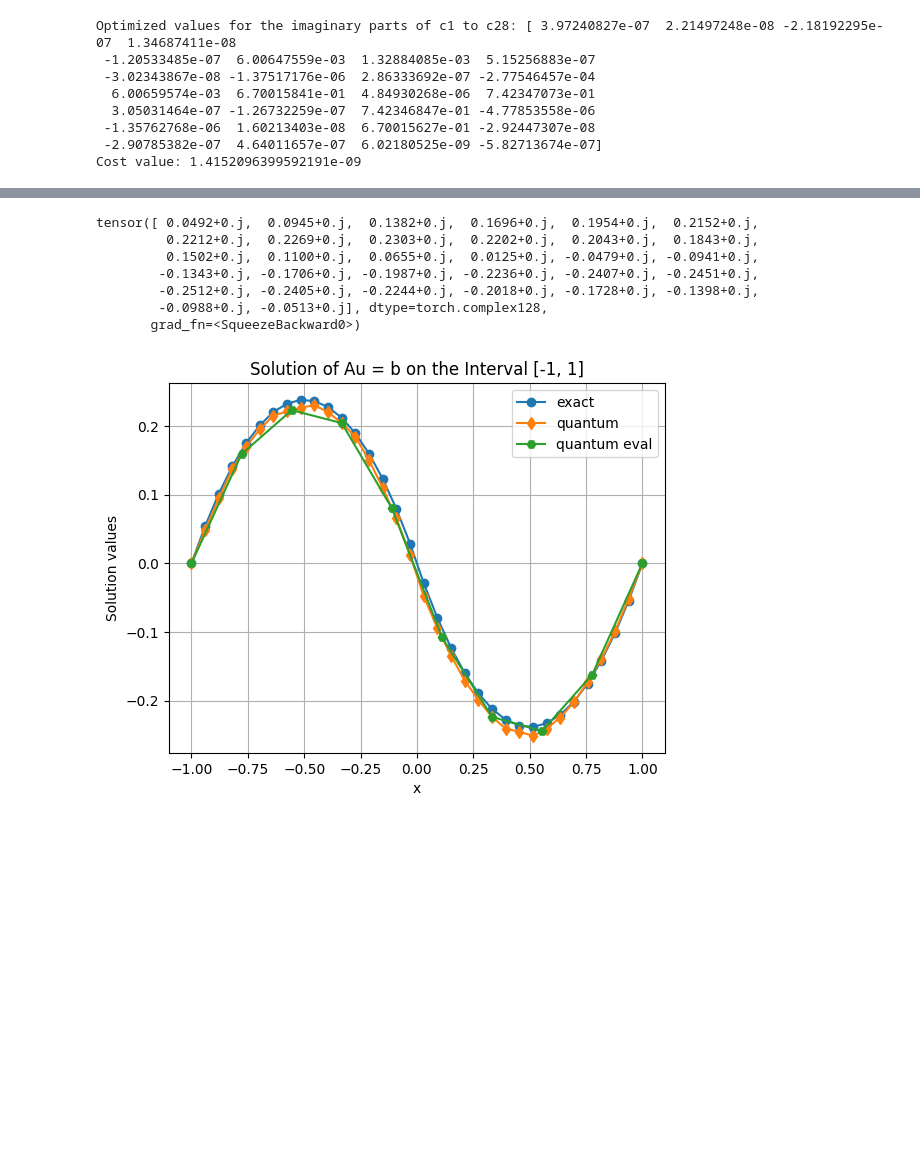
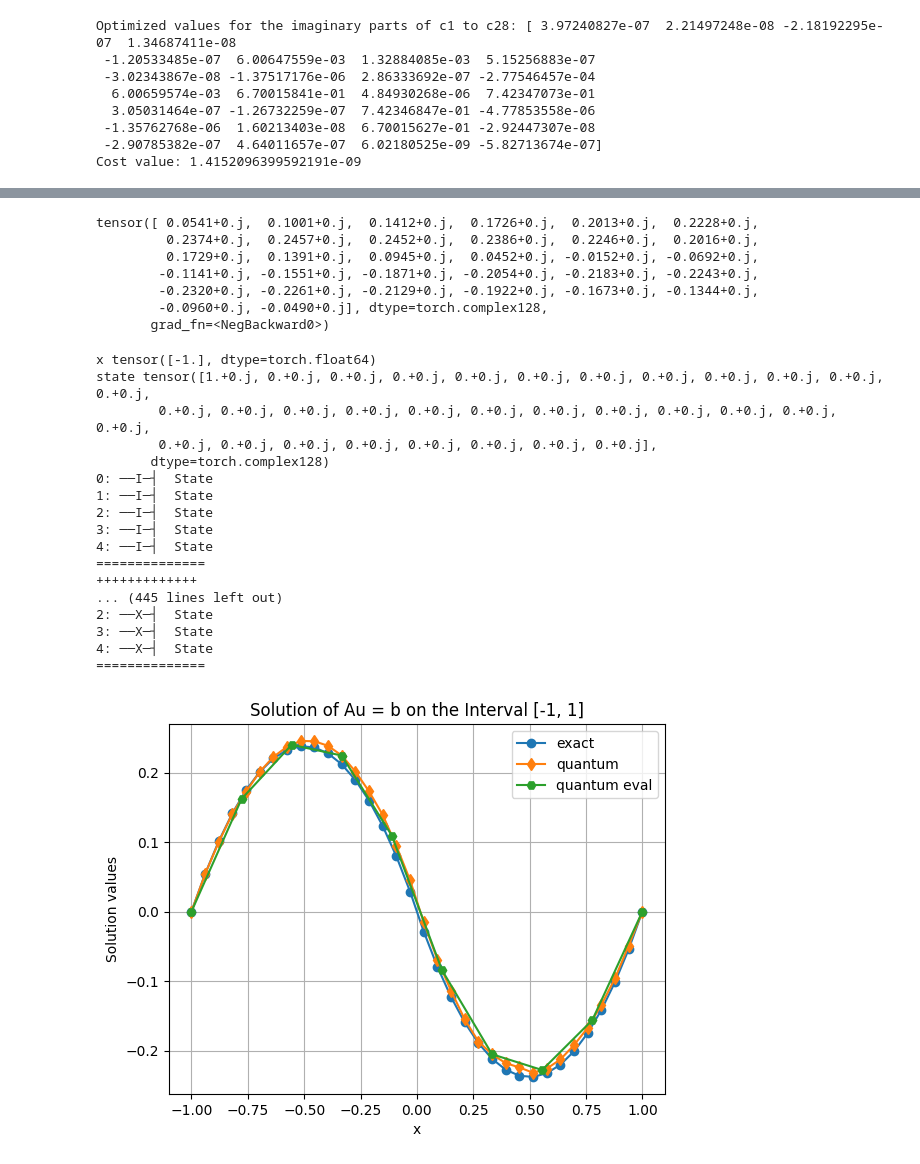
Before and after one commit to MazenAli/QuLearn, a Jupyter notebook: scratch/scratch4.ipynb, the cells around one changed output, grey strips where cells are left out. Drawn from its saved outputs; the diff is of its cells as text; code cells hidden in the pictures; blank space fills up the shorter version.

```diff
--- a/scratch/scratch4.ipynb
+++ b/scratch/scratch4.ipynb
@@ -1903,16 +1903,16 @@ def extract_psi(initlayer_weights, weights, num_qubits, num_layers):
     psi(initlayer_weights, weights, num_qubits, num_layers)
     return qml.state()
 
-vec = extract_psi(initlayer_weights, weights, num_qubits, num_layers)
-print(vec)
+psi_vec = -extract_psi(initlayer_weights, weights, num_qubits, num_layers)
+print(psi_vec)
 # %% [output]
-tensor([ 0.0492+0.j,  0.0945+0.j,  0.1382+0.j,  0.1696+0.j,  0.1954+0.j,  0.2152+0.j,
-         0.2212+0.j,  0.2269+0.j,  0.2303+0.j,  0.2202+0.j,  0.2043+0.j,  0.1843+0.j,
-         0.1502+0.j,  0.1100+0.j,  0.0655+0.j,  0.0125+0.j, -0.0479+0.j, -0.0941+0.j,
-        -0.1343+0.j, -0.1706+0.j, -0.1987+0.j, -0.2236+0.j, -0.2407+0.j, -0.2451+0.j,
-        -0.2512+0.j, -0.2405+0.j, -0.2244+0.j, -0.2018+0.j, -0.1728+0.j, -0.1398+0.j,
-        -0.0988+0.j, -0.0513+0.j], dtype=torch.complex128,
-       grad_fn=<SqueezeBackward0>)
+tensor([ 0.0541+0.j,  0.1001+0.j,  0.1412+0.j,  0.1726+0.j,  0.2013+0.j,  0.2228+0.j,
+         0.2374+0.j,  0.2457+0.j,  0.2452+0.j,  0.2386+0.j,  0.2246+0.j,  0.2016+0.j,
+         0.1729+0.j,  0.1391+0.j,  0.0945+0.j,  0.0452+0.j, -0.0152+0.j, -0.0692+0.j,
+        -0.1141+0.j, -0.1551+0.j, -0.1871+0.j, -0.2054+0.j, -0.2183+0.j, -0.2243+0.j,
+        -0.2320+0.j, -0.2261+0.j, -0.2129+0.j, -0.1922+0.j, -0.1673+0.j, -0.1344+0.j,
+        -0.0960+0.j, -0.0490+0.j], dtype=torch.complex128,
+       grad_fn=<NegBackward0>)
 # %%
 import pennylane as qml
 import numpy as np
@@ -1925,12 +1925,28 @@ def eval_basis(x, Upsi, num_qubits):
     Ubasis = qml.matrix(basis.circuit, wire_order=list(range(num_qubits)))(x)
     result = norm*innerp_circuit(Ubasis, Upsi)
 
+    @qml.qnode(qml.device('default.qubit', wires=range(num_qubits)), interface="torch")
+    def test():
+        basis.circuit(x)
+        return qml.state()
+    trial = test()
+    print("x", x)
+    #print("norm", norm)
+    print("state", trial)
+    drawer = qml.draw(test, show_all_wires=True, expansion_strategy="device")
+    print(drawer())
+    print("==============")
+
     N = 2**num_qubits
     zero = np.zeros(N)
     zero[0] = 1
     psi = np.dot(Upsi.detach().numpy(), zero)
     Ub = np.dot(Ubasis, zero)
 
+    #print("x =", x)
+    #print("psi", psi)
+    #print("Basis", Ub)
+
     return result
 # %%
 import numpy as np
@@ -1954,35 +1970,52 @@ b /= math.sqrt(N)
 # Solve Ax = b
 u = solve(A, b)
 u /= np.linalg.norm(u)
 # Create discrete points x_k
 x_k = np.linspace(-1, 1, N+2)
 ub = np.zeros(N+2)
 ub[1:-1] = u
 
 # quantum
 ubq = torch.zeros(N+2)
 ubq[1:-1] = psi_vec
 
 # Plotting
 plt.plot(x_k, ub, 'o-', label="exact")
 plt.plot(x_k, ubq.detach().numpy(), 'd-', label="quantum")
 
 
 xk = torch.linspace(-1.0, 1.0, steps=10, dtype=torch.float64).reshape(-1, 1)
 yk = torch.zeros_like(xk)
 Upsi = qml.matrix(psi, wire_order=list(range(num_qubits)))(initlayer_weights, weights, num_qubits, num_layers)
 for i, x in enumerate(xk):
-    yk[i] = eval_basis(x, Upsi, num_qubits)
+    yk[i] = -eval_basis(x, Upsi, num_qubits)
 
 plt.plot(xk, yk.detach().numpy(), 'H-', label="quantum eval")
 plt.xlabel('x')
 plt.ylabel('Solution values')
 plt.title('Solution of Au = b on the Interval [-1, 1]')
 plt.legend()
 plt.grid(True)
 plt.show()
 # %% [output]
+x tensor([-1.], dtype=torch.float64)
+state tensor([1.+0.j, 0.+0.j, 0.+0.j, 0.+0.j, 0.+0.j, 0.+0.j, 0.+0.j, 0.+0.j, 0.+0.j, 0.+0.j, 0.+0.j, 0.+0.j,
+        0.+0.j, 0.+0.j, 0.+0.j, 0.+0.j, 0.+0.j, 0.+0.j, 0.+0.j, 0.+0.j, 0.+0.j, 0.+0.j, 0.+0.j, 0.+0.j,
+        0.+0.j, 0.+0.j, 0.+0.j, 0.+0.j, 0.+0.j, 0.+0.j, 0.+0.j, 0.+0.j],
+       dtype=torch.complex128)
+0: ──I─┤  State
+1: ──I─┤  State
+2: ──I─┤  State
+3: ──I─┤  State
+4: ──I─┤  State
+==============
++++++++++++++
+... (445 lines left out)
+2: ──X─┤  State
+3: ──X─┤  State
+4: ──X─┤  State
+==============
-[figure, old version]
+[figure, new version]
 # %%
 x = psi_vec.detach().numpy()
 innerp_exact = np.dot(x, b)
```
Also changed, not shown: parts of 11 cells of this notebook, 4 other files.
